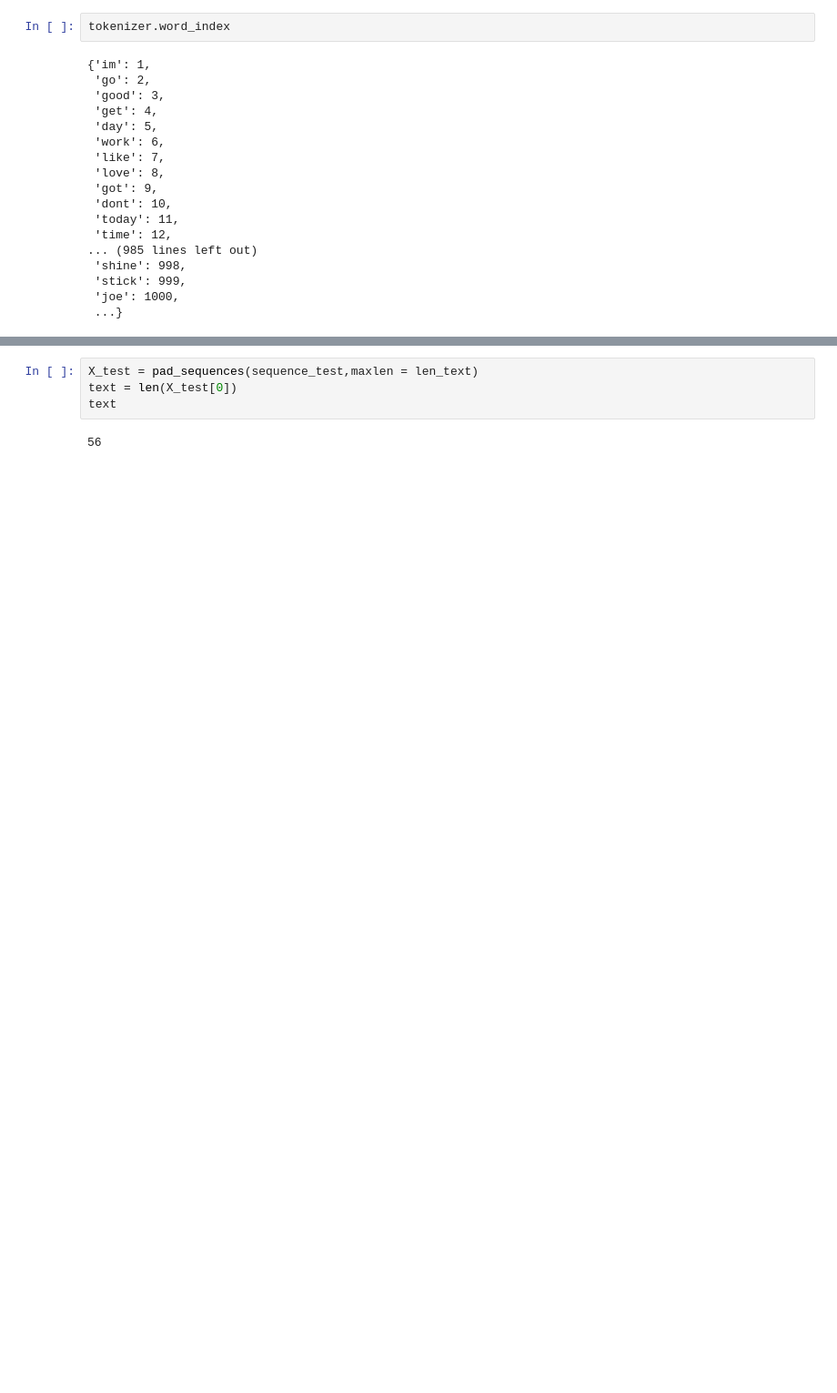
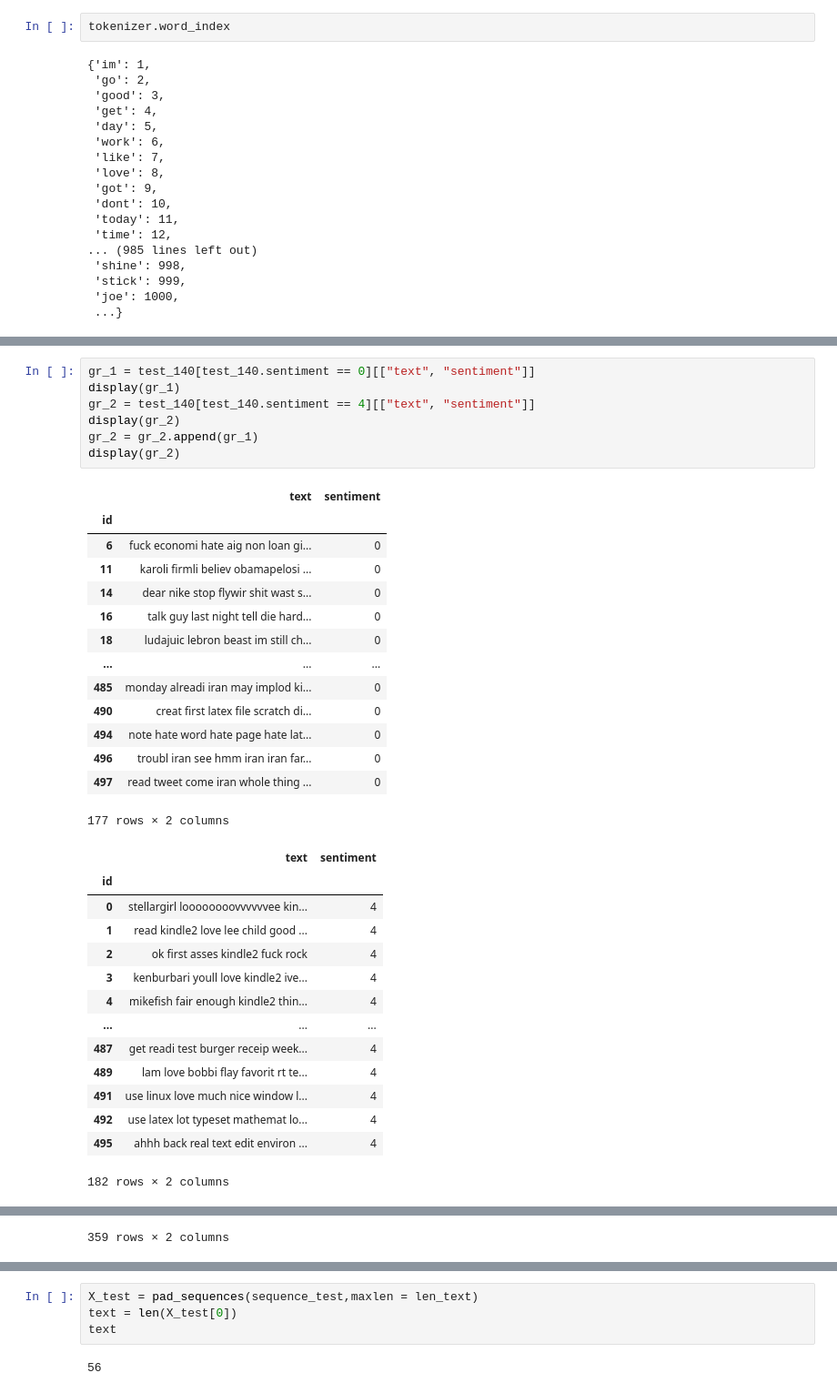
Before and after one commit to KsNikko27/project, a Jupyter notebook: ProjectDipl.ipynb, the cells around one changed output, grey strips where cells are left out. Shown at 91% size. Drawn from its saved outputs; the diff is of its cells as text; blank space fills up the shorter version.

```diff
--- a/ProjectDipl.ipynb
+++ b/ProjectDipl.ipynb
@@ -235,0 +405,36 @@ len_text
+# %%
+gr_1 = test_140[test_140.sentiment == 0][["text", "sentiment"]]
+display(gr_1)
+gr_2 = test_140[test_140.sentiment == 4][["text", "sentiment"]]
+display(gr_2)
+gr_2 = gr_2.append(gr_1)
+display(gr_2)
+# %% [output]
+|  | text | sentiment |
+| id |  |  |
+| 6 | fuck economi hate aig non loan gi... | 0 |
+| 11 | karoli firmli believ obamapelosi ... | 0 |
+| 14 | dear nike stop flywir shit wast s... | 0 |
+| 16 | talk guy last night tell die hard... | 0 |
+| 18 | ludajuic lebron beast im still ch... | 0 |
+| ... | ... | ... |
+| 485 | monday alreadi iran may implod ki... | 0 |
+| 490 | creat first latex file scratch di... | 0 |
+| 494 | note hate word hate page hate lat... | 0 |
+| 496 | troubl iran see hmm iran iran far... | 0 |
+| 497 | read tweet come iran whole thing ... | 0 |
+177 rows × 2 columns
+|  | text | sentiment |
+| id |  |  |
+| 0 | stellargirl loooooooovvvvvvee kin... | 4 |
+| 1 | read kindle2 love lee child good ... | 4 |
+| 2 | ok first asses kindle2 fuck rock | 4 |
+| 3 | kenburbari youll love kindle2 ive... | 4 |
+| 4 | mikefish fair enough kindle2 thin... | 4 |
+| ... | ... | ... |
+| 487 | get readi test burger receip week... | 4 |
+| 489 | lam love bobbi flay favorit rt te... | 4 |
+| 491 | use linux love much nice window l... | 4 |
+| 492 | use latex lot typeset mathemat lo... | 4 |
+| 495 | ahhh back real text edit environ ... | 4 |
+182 rows × 2 columns
@@ -235,0 +454 @@ len_text
+359 rows × 2 columns
```
Also changed, not shown: parts of 83 cells of this notebook.
